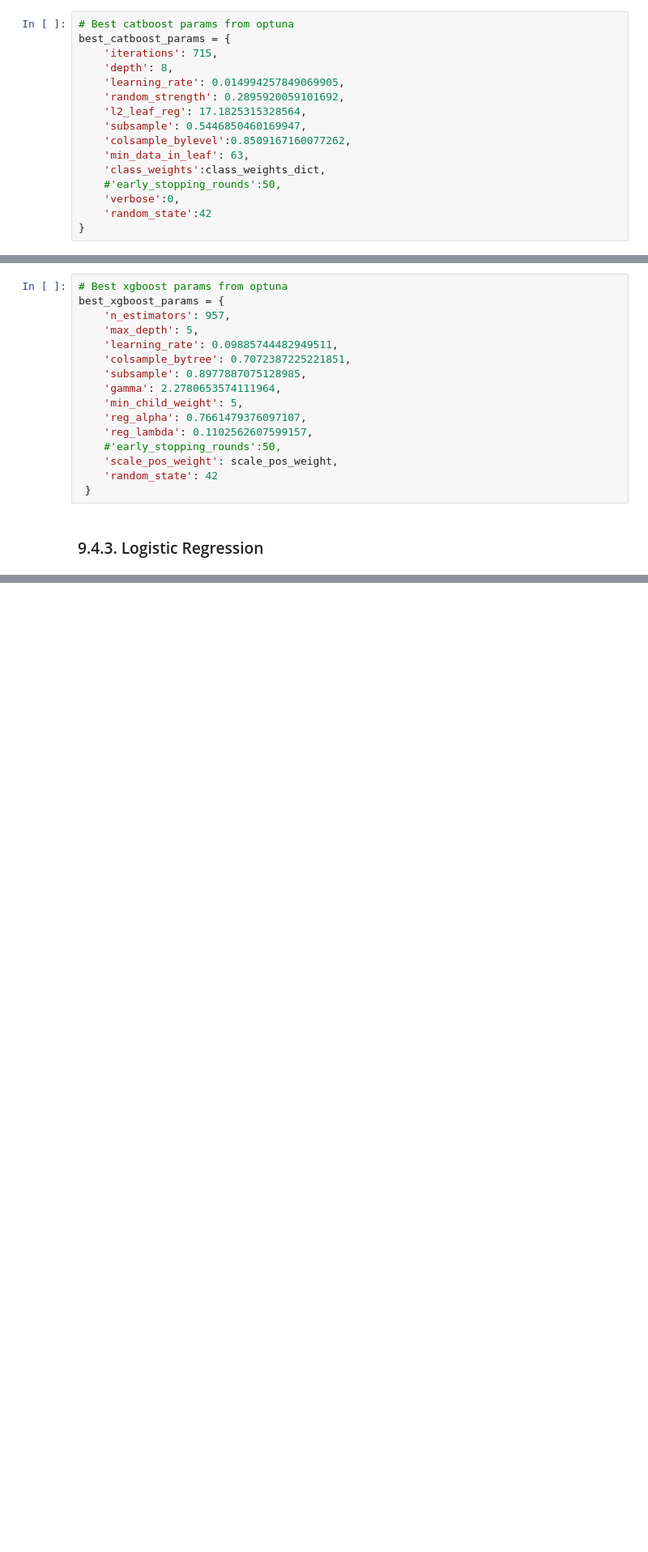
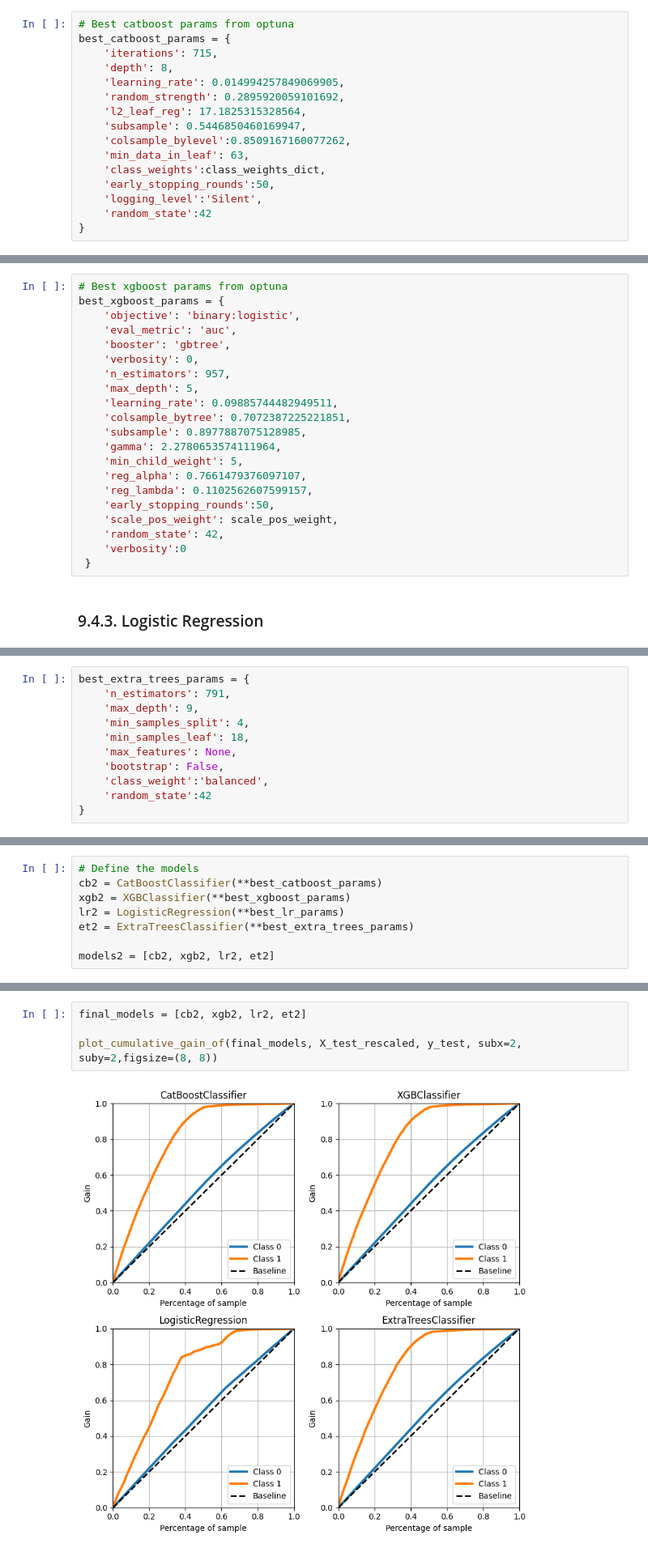
Before and after one commit to Emersonmiady/health-insurance-cross-sell, a Jupyter notebook: notebooks/hi_cs_analysis.ipynb, the cells around one changed output, grey strips where cells are left out. Shown at 81% size. Cells and saved outputs as stored; diff of their text form; blank space fills up the shorter version.

```diff
--- a/notebooks/hi_cs_analysis.ipynb
+++ b/notebooks/hi_cs_analysis.ipynb
@@ -1573,8 +1647,8 @@ best_catboost_params = {
     'colsample_bylevel':0.8509167160077262,
     'min_data_in_leaf': 63,
     'class_weights':class_weights_dict,
-    #'early_stopping_rounds':50,
-    'verbose':0,
+    'early_stopping_rounds':50,
+    'logging_level':'Silent',
     'random_state':42
 }
 # %% [markdown]
@@ -1659,6 +1713,10 @@ Best trial: {'n_estimators': 957, 'max_depth': 5, 'learning_rate': 0.09885744482
 # %%
 # Best xgboost params from optuna
 best_xgboost_params = {
+    'objective': 'binary:logistic',
+    'eval_metric': 'auc',
+    'booster': 'gbtree',
+    'verbosity': 0,
     'n_estimators': 957,
     'max_depth': 5,
     'learning_rate': 0.09885744482949511,
@@ -1668,9 +1726,10 @@ best_xgboost_params = {
     'min_child_weight': 5,
     'reg_alpha': 0.7661479376097107,
     'reg_lambda': 0.1102562607599157,
-    #'early_stopping_rounds':50,
+    'early_stopping_rounds':50,
     'scale_pos_weight': scale_pos_weight,
-    'random_state': 42
+    'random_state': 42,
+    'verbosity':0
  }
 # %% [markdown]
 ### 9.4.3. Logistic Regression
@@ -1742,0 +1834,11 @@ best_lr_params = {
+# %%
+best_extra_trees_params = {
+    'n_estimators': 791,
+    'max_depth': 9,
+    'min_samples_split': 4,
+    'min_samples_leaf': 18,
+    'max_features': None,
+    'bootstrap': False,
+    'class_weight':'balanced',
+    'random_state':42
+}
@@ -1742,0 +1847,8 @@ best_lr_params = {
+# %%
+# Define the models
+cb2 = CatBoostClassifier(**best_catboost_params)
+xgb2 = XGBClassifier(**best_xgboost_params)
+lr2 = LogisticRegression(**best_lr_params)
+et2 = ExtraTreesClassifier(**best_extra_trees_params)
+
+models2 = [cb2, xgb2, lr2, et2]
@@ -1742,0 +1894,6 @@ best_lr_params = {
+# %%
+final_models = [cb2, xgb2, lr2, et2]
+
+plot_cumulative_gain_of(final_models, X_test_rescaled, y_test, subx=2, suby=2,figsize=(8, 8))
+# %% [output]
+[figure, added]
```
Also changed, not shown: parts of 20 cells of this notebook, 6 other files.
